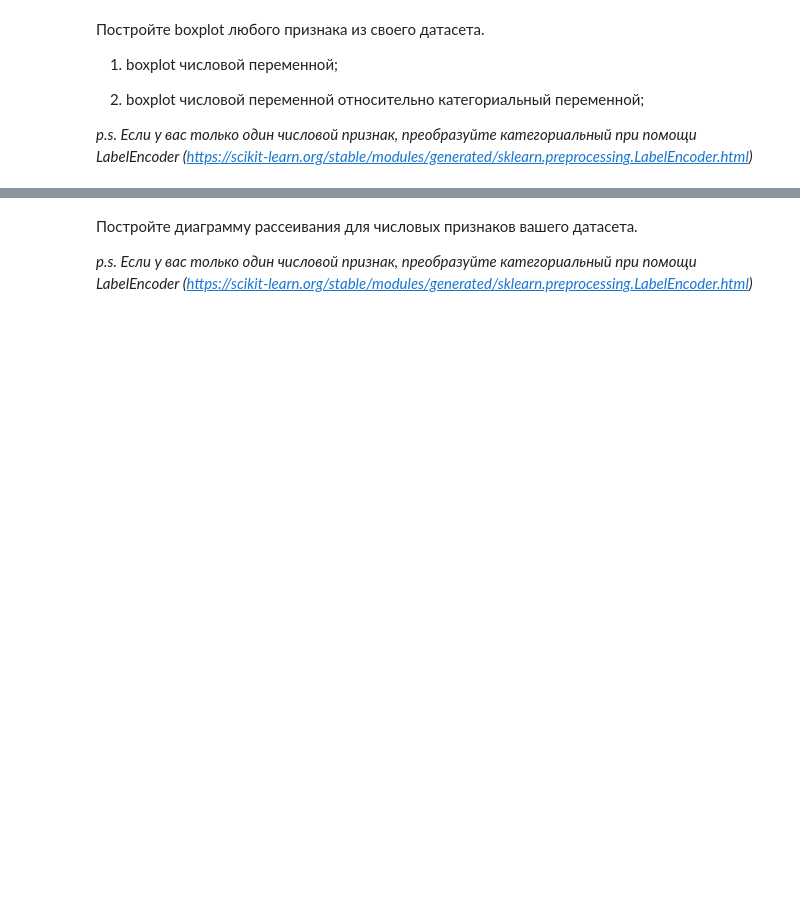
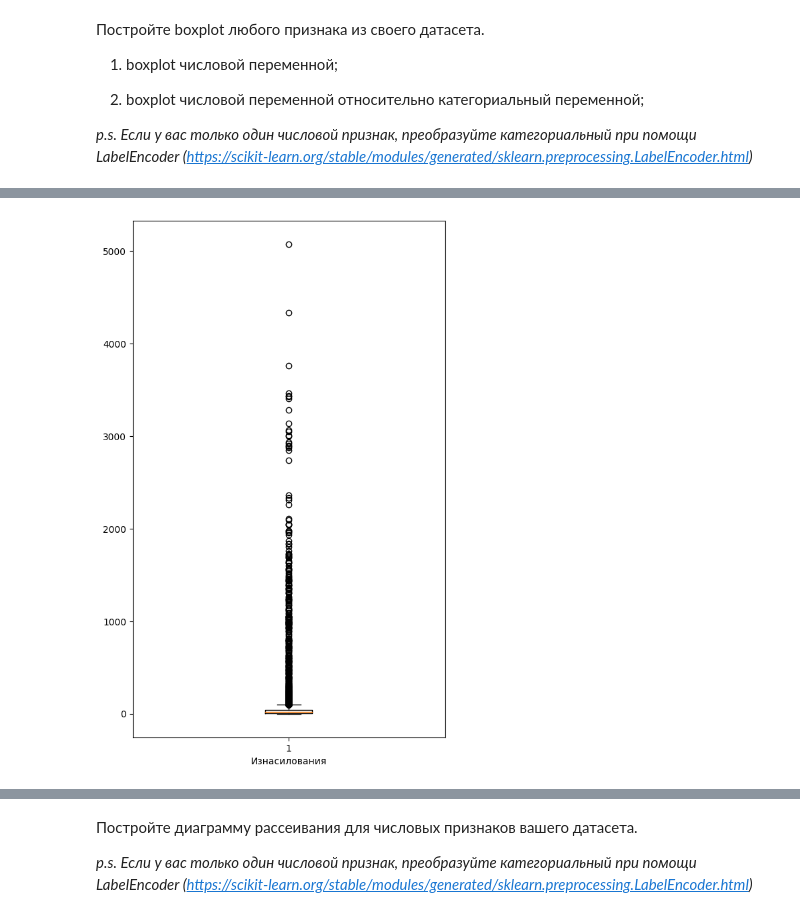
Before and after one commit to SADDLOVE/lab, a Jupyter notebook: lab2/Задание_2.ipynb, the cells around one changed output, grey strips where cells are left out. Saved outputs shown, nothing was run; the diff lists cells and outputs as text; code cells hidden in the pictures; blank space fills up the shorter version.

```diff
--- a/lab2/Задание_2.ipynb
+++ b/lab2/Задание_2.ipynb
@@ -192,0 +189,10 @@ fig.show()
+# %%
+import numpy as np
+import matplotlib.pyplot as plt
+
+plt.figure(figsize=(6, 10))
+plt.boxplot(df['Rape'])
+plt.xlabel('Изнасилования')
+plt.show()
+# %% [output]
+[figure, added]
```
Also changed, not shown: parts of 16 cells of this notebook.
